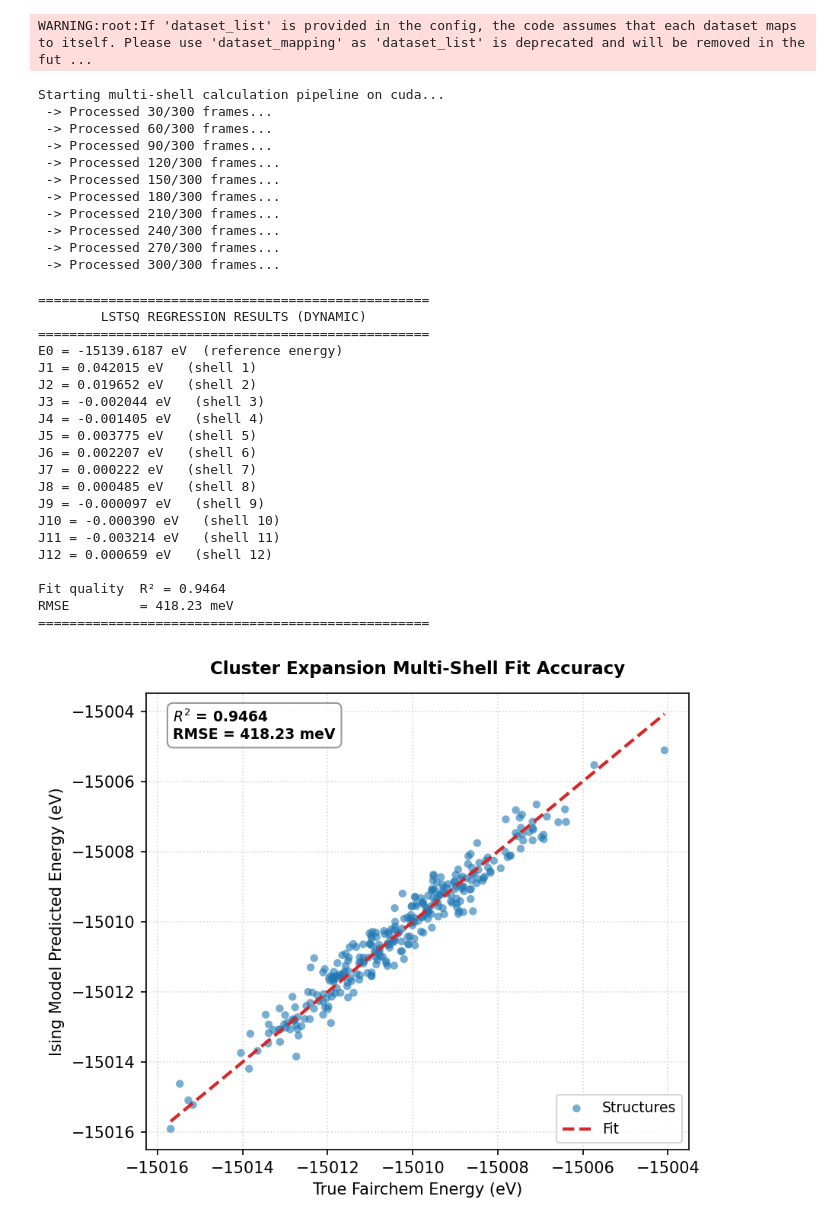
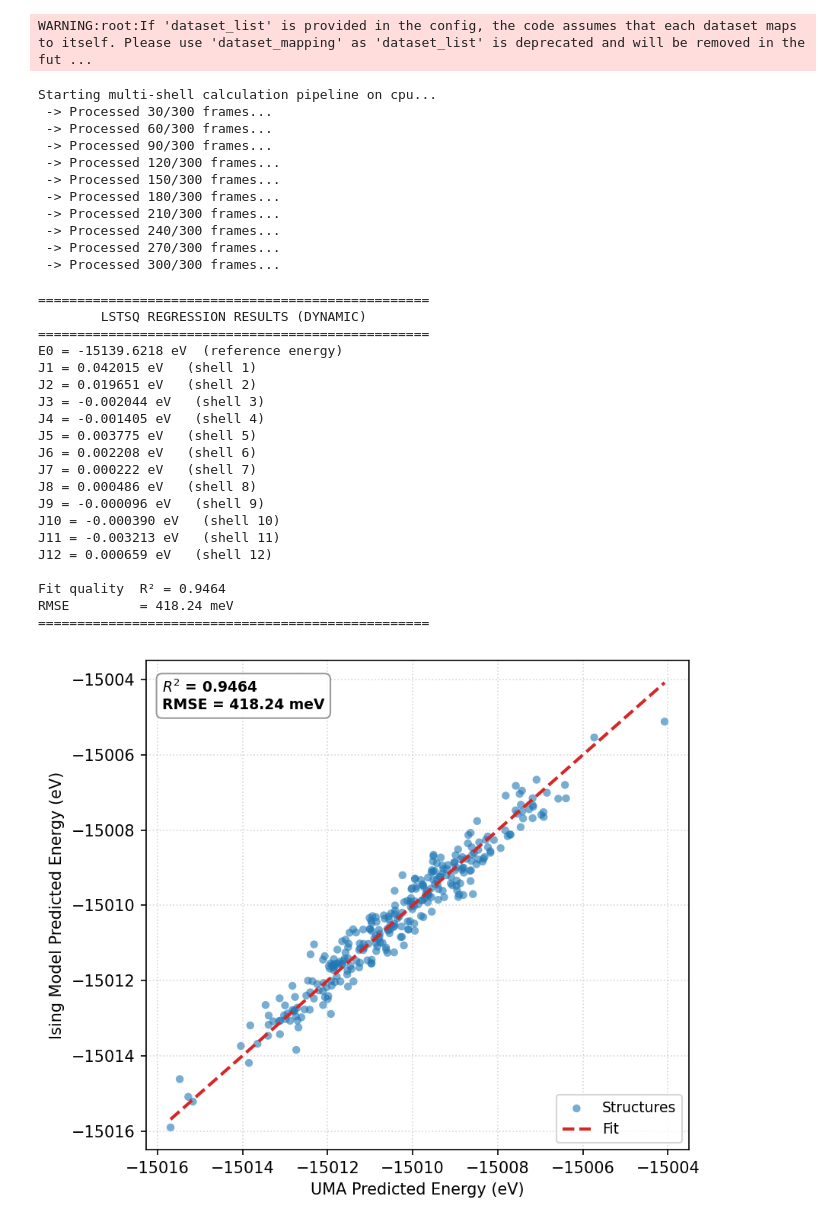
Before and after one commit to cynthia-wen/disordered-materials-fe-al-alloy, a Jupyter notebook: additional/fit_js_multi.ipynb, the cells around one changed output. Drawn from its saved outputs; the diff is of its cells as text; code cells hidden in the pictures.

Commit message:
fixed shell_functions import

```diff
--- a/additional/fit_js_multi.ipynb
+++ b/additional/fit_js_multi.ipynb
@@ -1,18 +1,20 @@
 # %%
 import os
 import glob
+import torch
 import numpy as np
 import pandas as pd
 import matplotlib.pyplot as plt
 from ase.io import read
-from shell_functions import shells_from_model, shell_vectors
+from main.scripts.fitting_js.shell_functions import shells_from_model, shell_vectors
 from fairchem.core import FAIRChemCalculator
 from fairchem.core import pretrained_mlip
 
 UMA_MODEL = "uma-s-1p1"
 UMA_TASK = "omat" # task for bulk materials
+MLIP_DEVICE = "cuda" if torch.cuda.is_available() else "cpu"
 seed = np.random.randint(0, np.iinfo(np.int32).max, dtype=int)
-predictor = pretrained_mlip.get_predict_unit(UMA_MODEL, device="cuda", seed=seed)
+predictor = pretrained_mlip.get_predict_unit(UMA_MODEL, device=MLIP_DEVICE, seed=seed)
 calculator = FAIRChemCalculator(predictor, task_name=UMA_TASK)
 
 unrelaxed_dir = "additional/fe-al-10/fe-al_mc_structures/final_structures"
@@ -88,7 +90,7 @@ for idx, (unrelaxed_path, relaxed_path) in enumerate(file_pairs):
     if (idx + 1) % 30 == 0 or (idx + 1) == len(file_pairs):
         print(f' -> Processed {idx + 1}/{len(file_pairs)} frames...')
 # %% [output]
-Starting multi-shell calculation pipeline on cuda...
+Starting multi-shell calculation pipeline on cpu...
  -> Processed 30/300 frames...
  -> Processed 60/300 frames...
  -> Processed 90/300 frames...
@@ -153,41 +155,41 @@ plt.figure(figsize=(6, 5), dpi=150)
 
 plt.scatter(y_fit, y_pred, color="#1f77b4", alpha=0.6, edgecolors="none", s=25, label="Structures")
 ideal_line = [min(y_fit), max(y_fit)]
 plt.plot(ideal_line, ideal_line, color="#d62728", linestyle="--", linewidth=2, label="Fit")
 
-plt.title("Cluster Expansion Multi-Shell Fit Accuracy", fontsize=11, fontweight="bold", pad=12)
-plt.xlabel("True Fairchem Energy (eV)", fontsize=10)
+# plt.title("Cluster Expansion Multi-Shell Fit Accuracy", fontsize=11, fontweight="bold", pad=12)
+plt.xlabel("UMA Predicted Energy (eV)", fontsize=10)
 plt.ylabel("Ising Model Predicted Energy (eV)", fontsize=10)
 
 plt.text(
-    0.05, 0.90, f"$R^2$ = {R2:.4f}\nRMSE = {np.sqrt(ss_res/len(y_fit))*1000:.2f} meV",
+    0.03, 0.90, f"$R^2$ = {R2:.4f}\nRMSE = {np.sqrt(ss_res/len(y_fit))*1000:.2f} meV",
     transform=plt.gca().transAxes, fontsize=9, fontweight="bold",
     bbox=dict(facecolor="white", alpha=0.8, edgecolor="gray", boxstyle="round,pad=0.4")
 )
 
 plt.grid(True, linestyle=":", alpha=0.5)
 plt.legend(loc="lower right", fontsize=9)
 plt.tight_layout()
 plt.show()
 # %% [output]
 ==================================================
         LSTSQ REGRESSION RESULTS (DYNAMIC)
 ==================================================
-E0 = -15139.6187 eV  (reference energy)
+E0 = -15139.6218 eV  (reference energy)
 J1 = 0.042015 eV   (shell 1)
-J2 = 0.019652 eV   (shell 2)
+J2 = 0.019651 eV   (shell 2)
 J3 = -0.002044 eV   (shell 3)
 J4 = -0.001405 eV   (shell 4)
 J5 = 0.003775 eV   (shell 5)
-J6 = 0.002207 eV   (shell 6)
+J6 = 0.002208 eV   (shell 6)
 J7 = 0.000222 eV   (shell 7)
-J8 = 0.000485 eV   (shell 8)
-J9 = -0.000097 eV   (shell 9)
+J8 = 0.000486 eV   (shell 8)
+J9 = -0.000096 eV   (shell 9)
 J10 = -0.000390 eV   (shell 10)
-J11 = -0.003214 eV   (shell 11)
+J11 = -0.003213 eV   (shell 11)
 J12 = 0.000659 eV   (shell 12)
 
 Fit quality  R² = 0.9464
-RMSE         = 418.23 meV
+RMSE         = 418.24 meV
 ==================================================
-[figure, old version]
+[figure, new version]
```
Also changed, not shown: 2 other files.
